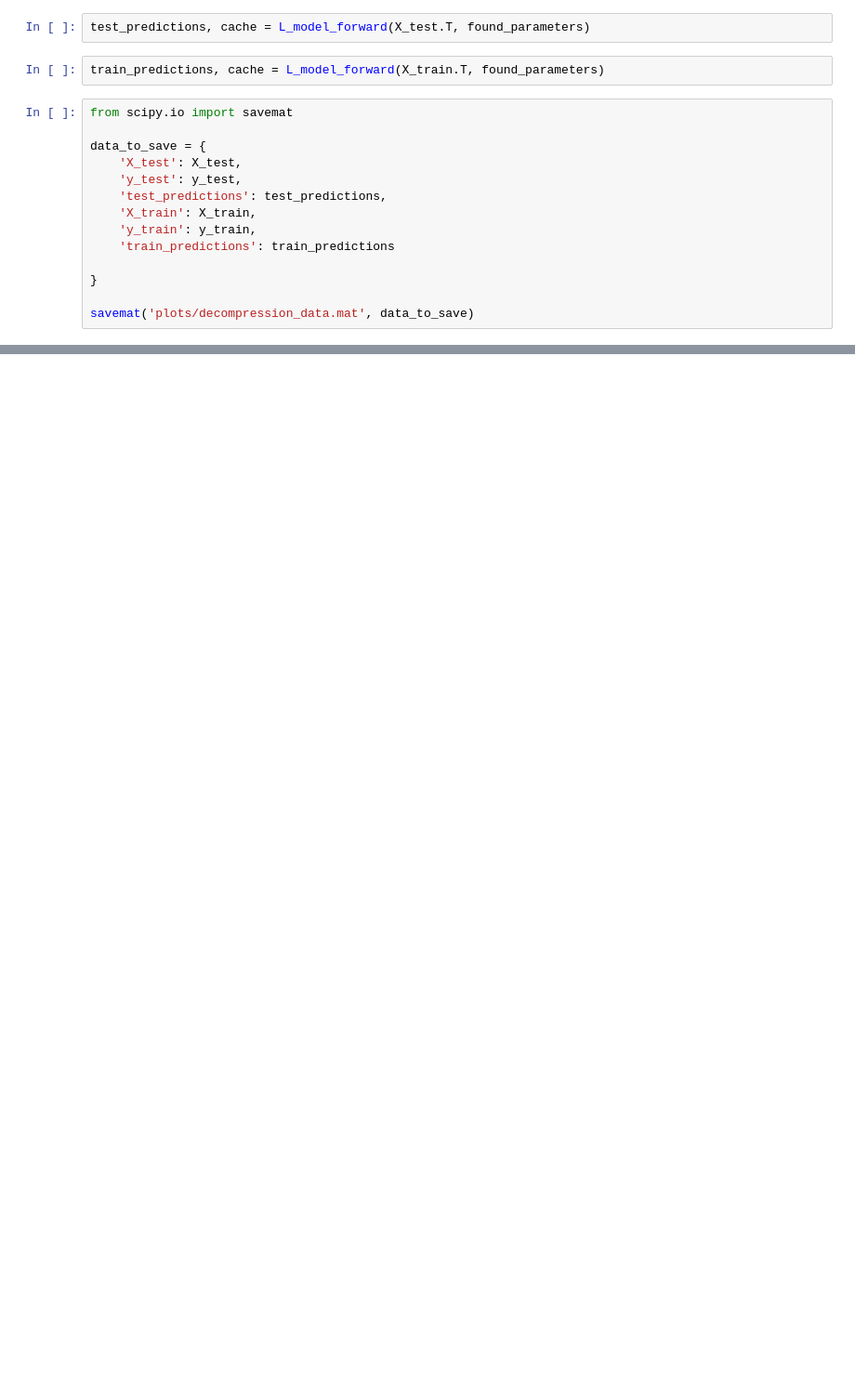
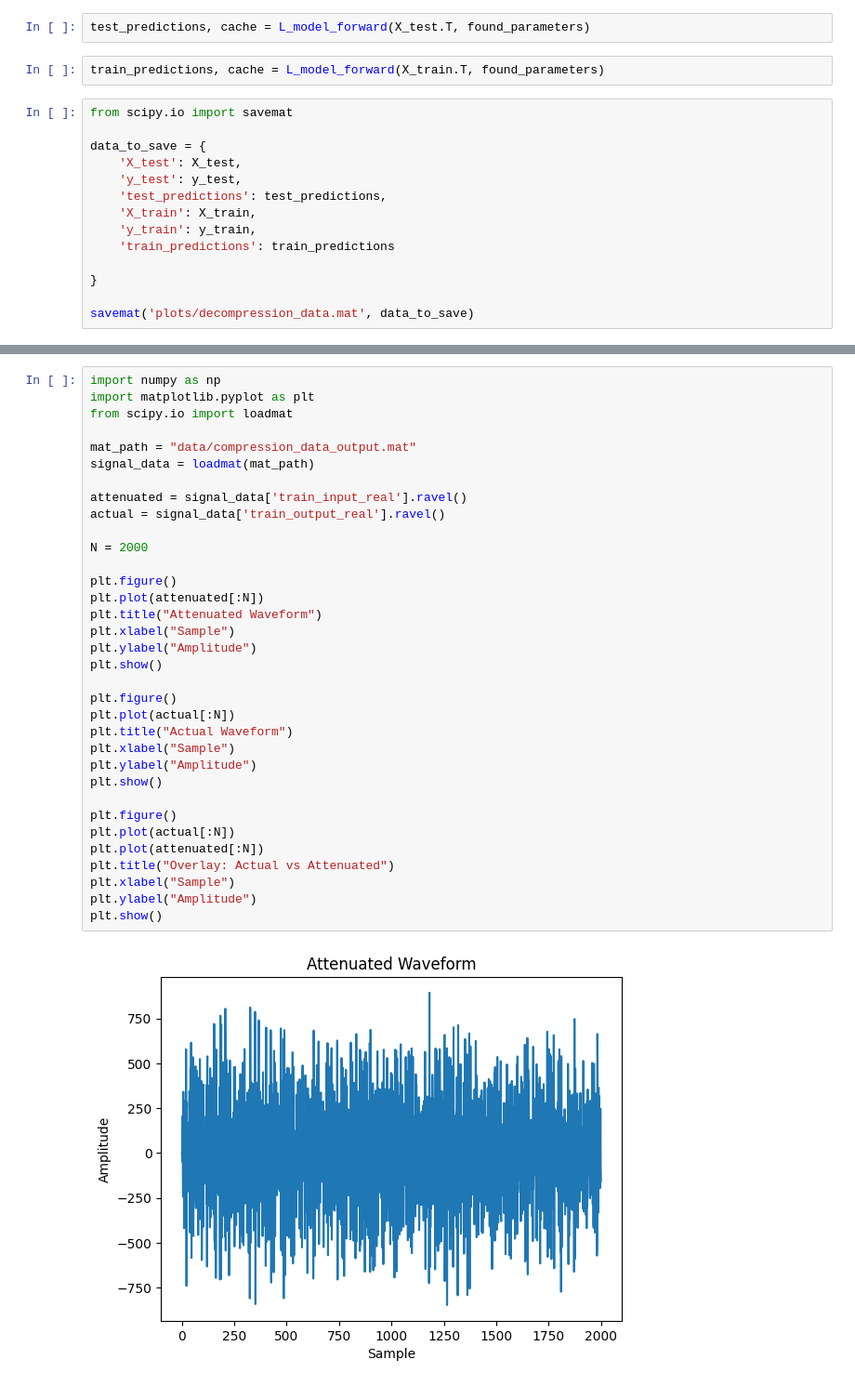
Before and after one commit to sadorno1/decompression, a Jupyter notebook: decompression.ipynb, the cells around one changed output, grey strips where cells are left out. Shown at 93% size. Drawn from its saved outputs; the diff is of its cells as text; blank space fills up the shorter version.

```diff
--- a/decompression.ipynb
+++ b/decompression.ipynb
@@ -677,0 +781,36 @@ savemat('plots/decompression_data.mat', data_to_save)
+# %%
+import numpy as np
+import matplotlib.pyplot as plt
+from scipy.io import loadmat
+
+mat_path = "data/compression_data_output.mat"
+signal_data = loadmat(mat_path)
+
+attenuated = signal_data['train_input_real'].ravel()
+actual = signal_data['train_output_real'].ravel()
+
+N = 2000
+
+plt.figure()
+plt.plot(attenuated[:N])
+plt.title("Attenuated Waveform")
+plt.xlabel("Sample")
+plt.ylabel("Amplitude")
+plt.show()
+
+plt.figure()
+plt.plot(actual[:N])
+plt.title("Actual Waveform")
+plt.xlabel("Sample")
+plt.ylabel("Amplitude")
+plt.show()
+
+plt.figure()
+plt.plot(actual[:N])
+plt.plot(attenuated[:N])
+plt.title("Overlay: Actual vs Attenuated")
+plt.xlabel("Sample")
+plt.ylabel("Amplitude")
+plt.show()
+# %% [output]
+[figure, added]
```
Also changed, not shown: parts of 16 cells of this notebook, 13 other files.
